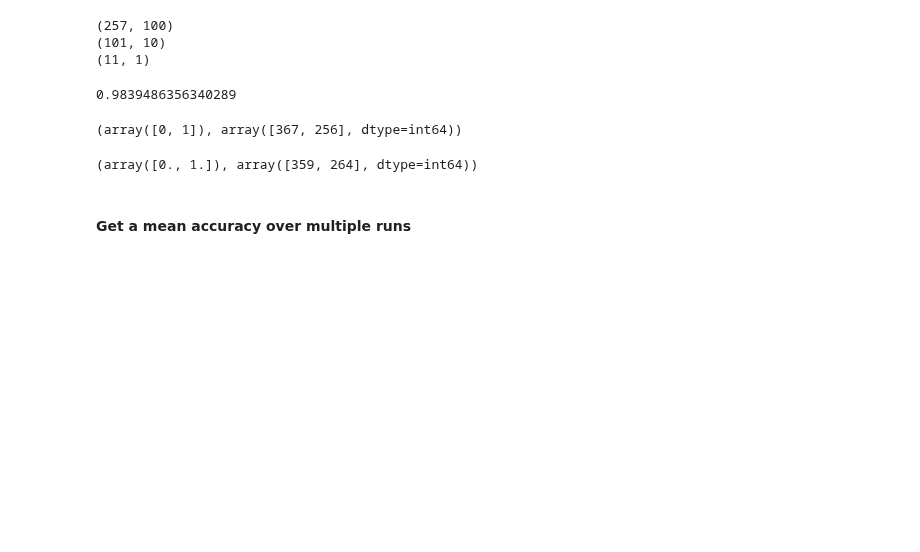
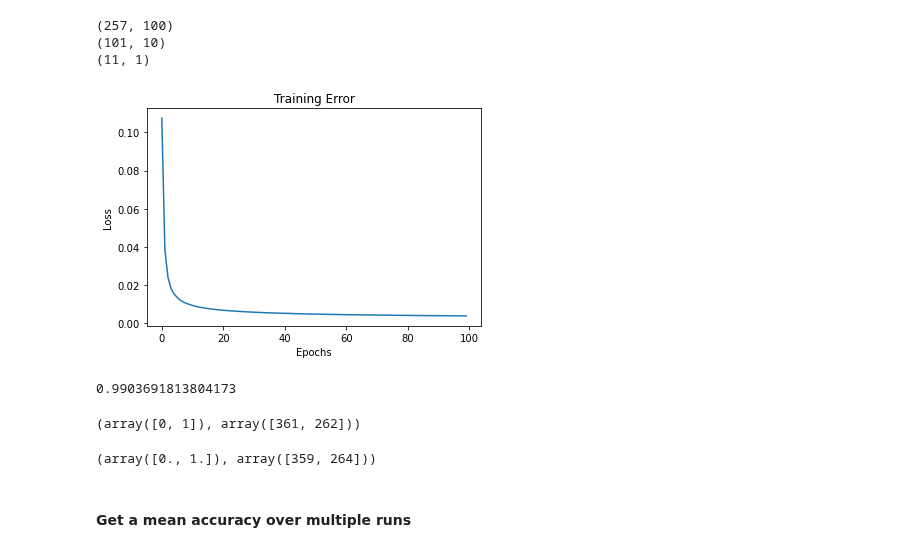
Before and after one commit to pwl482/patrec_2020, a Jupyter notebook: Assignment_9/Backprop_Paul.ipynb, the cells around one changed output. Drawn from its saved outputs; the diff is of its cells as text; code cells hidden in the pictures; blank space fills up the shorter version.

Commit message:
added batches and error memory

```diff
--- a/Assignment_9/Backprop_Paul.ipynb
+++ b/Assignment_9/Backprop_Paul.ipynb
@@ -16,12 +8,13 @@ import matplotlib.pyplot as plt
 Add Backpropagation to your MLP and train the model on the ZIP-Dataset.
 # %%
 class MLP:
-    def __init__(self, threshold, depth, layer_width, gamma=0.01, iterations=1000):
+    def __init__(self, threshold, depth, layer_width, gamma=0.01, iterations=1000, no_batches=100):
         """
         This constructor sets random network weights and checks if the input depth matches the provided layers.
         """
         self.gamma = gamma # learning rate
         self.iterations = iterations
+        self.no_batches = no_batches
         self.threshold = threshold
         if depth < 2:
             raise Exception("Depth needs to be at least 2 (one hidden and one output layer)!!")
@@ -37,6 +30,7 @@ class MLP:
             self.network_weights.append(np.random.randn(width_prev+1, width)* np.sqrt(1. / width_prev+1))
             #self.network_biases.append(np.zeros((1, width)))
             width_prev = width
+        self.error_memory = []
 
     def heaviside(self, Z):
         """This Function is a tiny implementation of the heaviside step function."""
@@ -93,10 +87,19 @@ class MLP:
     def train(self, X_train, y_train):
         y_true = y_train.reshape((y_train.shape[0],1))
         for i in range(self.iterations):
-            y_i = self.forward_pass(X_train, self.sigmoid, self.sigmoid_derivative)
-            error = self.error_function(y_i, y_true)
-            deriv_error = self.error_function_derivative(y_i, y_true)
-            self.backward_pass_updates(X_train, deriv_error)
+            batch_indices = np.arange(X_train.shape[0])
+            np.random.shuffle(batch_indices)
+            batch_splits = np.array_split(batch_indices, self.no_batches)
+            tmp = []
+            for m in range(len(batch_splits)):
+                X_m = X_train[batch_splits[m]]
+                T_m = y_true[batch_splits[m]]
+                y_i = self.forward_pass(X_m, self.sigmoid, self.sigmoid_derivative)
+                error = self.error_function(y_i, T_m)
+                tmp.append(np.mean(error))
+                deriv_error = self.error_function_derivative(y_i, T_m)
+                self.backward_pass_updates(X_m, deriv_error)
+            self.error_memory.append(np.mean(tmp))
 
     def predict(self, X, cutoff=0.5):
         """This function passes the input X to the iteration function."""
@@ -109,8 +112,8 @@ class MLP:
 # %% [markdown]
 #### Load the Zip Dataset
 # %%
-path_to_train = 'zip.train'
-path_to_test = 'zip.test'
+path_to_train = '/Users/Eva/Downloads/zip.train'
+path_to_test = '/Users/Eva/Downloads/zip.test'
 training_data = np.array(pd.read_csv(path_to_train, sep=' ', header=None))
 test_data = np.array(pd.read_csv(path_to_test, sep =' ',header=None))
 
@@ -123,7 +126,7 @@ y_train_zip = y_train_zip[np.logical_or(y_train_zip == 0, y_train_zip == 1)]
 X_test_zip = X_test_zip[np.logical_or(y_test_zip == 0, y_test_zip == 1)]
 y_test_zip = y_test_zip[np.logical_or(y_test_zip == 0, y_test_zip == 1)]
 # %%
-mlp_network = MLP(threshold=0.01, depth=3, layer_width=[X_train_zip.shape[1], 100, 10, 1])
+mlp_network = MLP(threshold=0.01, depth=3, layer_width=[X_train_zip.shape[1], 100, 10, 1], iterations=100)
 # %%
 for weight_v in mlp_network.network_weights:
     print(weight_v.shape)
@@ -135,20 +138,29 @@ for weight_v in mlp_network.network_weights:
 (11, 1)
 # %%
 mlp_network.train(X_train_zip, y_train_zip)
+# %%
+fig, ax = plt.subplots()
+ax.plot(np.array(mlp_network.error_memory))
+ax.set_title('Training Error')
+ax.set_xlabel('Epochs')
+ax.set_ylabel('Loss')
+plt.show()
+# %% [output]
+[figure, added]
 # %%
 y_pred_mlp = mlp_network.predict(X_test_zip)
 # %%
 mlp_network.accuracy(y_test_zip, y_pred_mlp)
 # %% [output]
-0.9839486356340289
+0.9903691813804173
 # %%
 np.unique(y_pred_mlp, return_counts=True)
 # %% [output]
-(array([0, 1]), array([367, 256], dtype=int64))
+(array([0, 1]), array([361, 262]))
 # %%
 np.unique(y_test_zip, return_counts=True)
 # %% [output]
-(array([0., 1.]), array([359, 264], dtype=int64))
+(array([0., 1.]), array([359, 264]))
 # %% [markdown]
 #### Get a mean accuracy over multiple runs
 # %%
```
Also changed, not shown: parts of 5 cells of this notebook.
